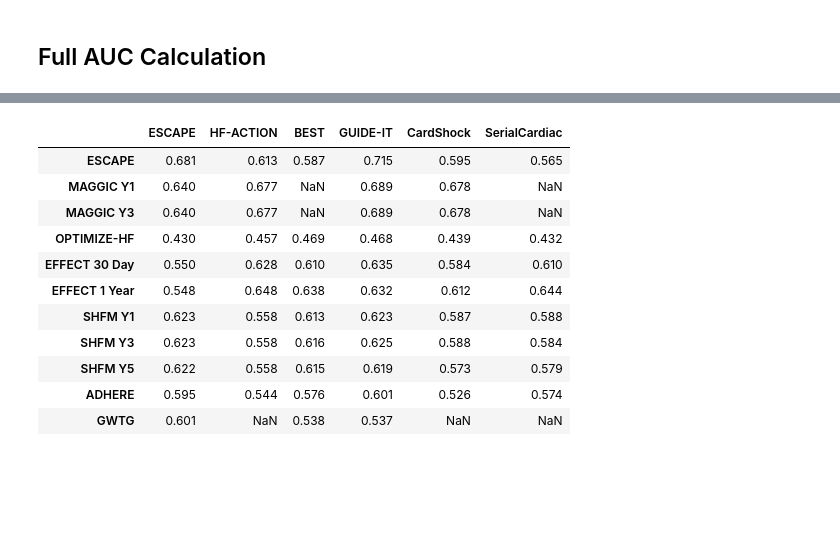
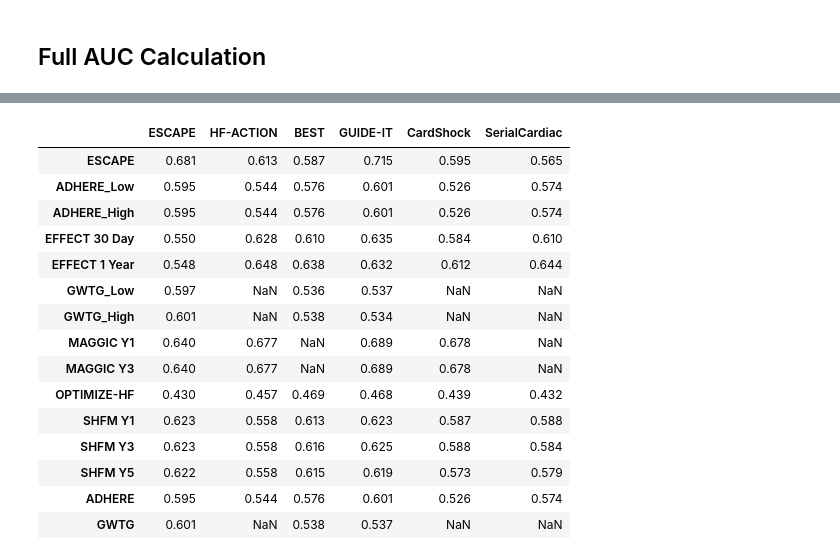
Before and after one commit to jozieLamp/CARNA, a Jupyter notebook: Risk Score Comparison/Compute Risk Score AUCs.ipynb, the cells around one changed output, grey strips where cells are left out. Cells and saved outputs as stored; diff of their text form; code cells hidden in the pictures; blank space fills up the shorter version.

```diff
--- a/Risk Score Comparison/Compute Risk Score AUCs.ipynb
+++ b/Risk Score Comparison/Compute Risk Score AUCs.ipynb
@@ -377,6 +383,18 @@ def calc_pvalue(aucs, sigma):
     z = np.abs(np.diff(aucs)) / np.sqrt(np.dot(np.dot(l, sigma), l.T))
     return np.log10(2) + scipy.stats.norm.logsf(z, loc=0, scale=1) / np.log(10)
 
+def calc_pvalueV2(aucs, sigma):
+    """Computes p-values.
+    Args:
+       aucs: 1D array of AUCs
+       sigma: AUC DeLong covariances
+    Returns:
+       pvalue
+    """
+    l = np.array([[1, -1]])
+    z = np.abs(np.diff(aucs)) / np.sqrt(np.dot(np.dot(l, sigma), l.T))
+#     print("Z is", z)
+    return 2 * (1-scipy.stats.norm.cdf(z, loc=0, scale=1))
 
 def compute_ground_truth_statistics(ground_truth):
     assert np.array_equal(np.unique(ground_truth), [0, 1])
@@ -412,7 +430,7 @@ def delong_roc_test(ground_truth, predictions_one, predictions_two):
     order, label_1_count = compute_ground_truth_statistics(ground_truth)
     predictions_sorted_transposed = np.vstack((predictions_one, predictions_two))[:, order]
     aucs, delongcov = fastDeLong(predictions_sorted_transposed, label_1_count)
-    pvals = calc_pvalue(aucs, delongcov)
+    pvals = calc_pvalueV2(aucs, delongcov)
     return aucs, delongcov, pvals
 # %% [markdown]
 ## Pvalue Hypothesis Testing for Invasive Hemo
@@ -422,8 +440,8 @@ datasets = ['ESCAPE', 'CardShock', 'SerialCardiac']
 carnaScores = [escapeHemoScores, cardShockHemoScores, serialHemoScores]
 labels = [escapeLabels, cardShockLabels, serialLabels]
 index = ['DEIDNUM', 'ID', 'ID']
-scoreList = ['MAGGIC Y1', 'MAGGIC Y3', 'OPTIMIZE-HF', 'EFFECT 30 Day', 'EFFECT 1 Year',
-             'SHFM Y1', 'SHFM Y3', 'SHFM Y5','ADHERE_Low', 'ADHERE_High', 'GWTG_Low', 'GWTG_High']
+scoreList = ['ADHERE_Low', 'ADHERE_High', 'EFFECT 30 Day','EFFECT 1 Year','GWTG_Low', 'GWTG_High',
+             'MAGGIC Y1', 'MAGGIC Y3', 'OPTIMIZE-HF', 'SHFM Y1', 'SHFM Y3', 'SHFM Y5']
 
 pLst = []
 
@@ -462,8 +480,8 @@ for i in range(len(datasets)):
     pLst.append(lst)
 
 
-cols = ['ESCAPE', 'MAGGIC Y1', 'MAGGIC Y3', 'OPTIMIZE-HF', 'EFFECT 30 Day', 'EFFECT 1 Year',
-        'SHFM Y1', 'SHFM Y3', 'SHFM Y5','ADHERE_Low', 'ADHERE_High', 'GWTG_Low', 'GWTG_High']
+cols = ['ESCAPE', 'ADHERE_Low', 'ADHERE_High', 'EFFECT 30 Day','EFFECT 1 Year','GWTG_Low', 'GWTG_High',
+             'MAGGIC Y1', 'MAGGIC Y3', 'OPTIMIZE-HF', 'SHFM Y1', 'SHFM Y3', 'SHFM Y5']
 
 df = pd.DataFrame(pLst, columns=cols, index=datasets)
 df = df.round(3)
@@ -492,8 +510,8 @@ datasets = ['ESCAPE','HF-ACTION', 'BEST', 'GUIDE-IT']
 labels = [escapeLabels, hfactionLabels, bestLabels, guideLabels]
 index = ['DEIDNUM', 'ID', 'ID', 'ID']
 carnaScores = [escapeAllScores, hfactionAllScores, bestAllScores, guideAllScores]
-scoreList = ['MAGGIC Y1', 'MAGGIC Y3', 'OPTIMIZE-HF', 'EFFECT 30 Day', 'EFFECT 1 Year',
-             'SHFM Y1', 'SHFM Y3', 'SHFM Y5','ADHERE_Low', 'ADHERE_High', 'GWTG_Low', 'GWTG_High']
+scoreList = ['ADHERE_Low', 'ADHERE_High', 'EFFECT 30 Day','EFFECT 1 Year','GWTG_Low', 'GWTG_High',
+             'MAGGIC Y1', 'MAGGIC Y3', 'OPTIMIZE-HF', 'SHFM Y1', 'SHFM Y3', 'SHFM Y5']
 
 pLst = []
 for i in range(len(datasets)):
@@ -531,8 +549,8 @@ for i in range(len(datasets)):
 
 
 
-cols = ['ESCAPE', 'MAGGIC Y1', 'MAGGIC Y3', 'OPTIMIZE-HF', 'EFFECT 30 Day', 'EFFECT 1 Year',
-        'SHFM Y1', 'SHFM Y3', 'SHFM Y5','ADHERE_Low', 'ADHERE_High', 'GWTG_Low', 'GWTG_High']
+cols = ['ESCAPE', 'ADHERE_Low', 'ADHERE_High', 'EFFECT 30 Day','EFFECT 1 Year','GWTG_Low', 'GWTG_High',
+             'MAGGIC Y1', 'MAGGIC Y3', 'OPTIMIZE-HF', 'SHFM Y1', 'SHFM Y3', 'SHFM Y5']
 
 df = pd.DataFrame(pLst, columns=cols, index=datasets)
 df = df.round(3)
@@ -560,9 +578,8 @@ datasets = ['ESCAPE','HF-ACTION', 'BEST', 'GUIDE-IT', 'CardShock', 'SerialCardia
 labels = [escapeLabels, hfactionLabels, bestLabels, guideLabels, cardShockLabels, serialLabels]
 index = ['DEIDNUM', 'ID', 'ID', 'ID','ID','ID']
 
-scoreList = ['ADHERE_Low', 'ADHERE_High', 'GWTG_Low', 'GWTG_High',
-           'MAGGIC Y1', 'MAGGIC Y3', 'OPTIMIZE-HF', 'EFFECT 30 Day',
-           'EFFECT 1 Year', 'SHFM Y1', 'SHFM Y3', 'SHFM Y5']
+scoreList = ['ADHERE_Low', 'ADHERE_High', 'EFFECT 30 Day','EFFECT 1 Year','GWTG_Low', 'GWTG_High',
+             'MAGGIC Y1', 'MAGGIC Y3', 'OPTIMIZE-HF', 'SHFM Y1', 'SHFM Y3', 'SHFM Y5']
 
 prec = []
 roc = []
@@ -586,9 +603,8 @@ for i in range(len(datasets)):
 
 
 
-cols = ['ESCAPE', 'ADHERE_Low', 'ADHERE_High', 'GWTG_Low', 'GWTG_High',
-           'MAGGIC Y1', 'MAGGIC Y3', 'OPTIMIZE-HF', 'EFFECT 30 Day',
-           'EFFECT 1 Year', 'SHFM Y1', 'SHFM Y3', 'SHFM Y5']
+cols = ['ESCAPE', 'ADHERE_Low', 'ADHERE_High', 'EFFECT 30 Day','EFFECT 1 Year','GWTG_Low', 'GWTG_High',
+             'MAGGIC Y1', 'MAGGIC Y3', 'OPTIMIZE-HF', 'SHFM Y1', 'SHFM Y3', 'SHFM Y5']
 
 precDF = pd.DataFrame(prec, columns=cols, index=datasets)
 rocDF = pd.DataFrame(roc, columns=cols, index=datasets)
@@ -614,37 +630,41 @@ precDF
 # %%
 def simplifyDFAUC(aucDF):
-    df = aucDF[['ESCAPE', 'MAGGIC Y1', 'MAGGIC Y3', 'OPTIMIZE-HF', 'EFFECT 30 Day',
-       'EFFECT 1 Year', 'SHFM Y1', 'SHFM Y3', 'SHFM Y5']]
+    df = aucDF[['ESCAPE', 'ADHERE_Low', 'ADHERE_High', 'EFFECT 30 Day','EFFECT 1 Year','GWTG_Low', 'GWTG_High',
+             'MAGGIC Y1', 'MAGGIC Y3', 'OPTIMIZE-HF', 'SHFM Y1', 'SHFM Y3', 'SHFM Y5']]
     adhere = []
     gwtg = []
     for i in aucDF.index:
         low = aucDF.loc[i]['ADHERE_Low']
         high = aucDF.loc[i]['ADHERE_High']
         adhere.append(max(low, high))
 
         low = aucDF.loc[i]['GWTG_Low']
         high = aucDF.loc[i]['GWTG_High']
         gwtg.append(max(low, high))
 
     df['ADHERE'] = adhere
     df['GWTG'] = gwtg
 
     df = df.transpose()
     df = df.round(3)
 
     return df
 
 
 aucFinal = simplifyDFAUC(rocDF)
 aucFinal
 # %% [output]
 |  | ESCAPE | HF-ACTION | BEST | GUIDE-IT | CardShock | SerialCardiac |
 | ESCAPE | 0.681 | 0.613 | 0.587 | 0.715 | 0.595 | 0.565 |
+| ADHERE_Low | 0.595 | 0.544 | 0.576 | 0.601 | 0.526 | 0.574 |
+| ADHERE_High | 0.595 | 0.544 | 0.576 | 0.601 | 0.526 | 0.574 |
+| EFFECT 30 Day | 0.550 | 0.628 | 0.610 | 0.635 | 0.584 | 0.610 |
+| EFFECT 1 Year | 0.548 | 0.648 | 0.638 | 0.632 | 0.612 | 0.644 |
+| GWTG_Low | 0.597 | NaN | 0.536 | 0.537 | NaN | NaN |
+| GWTG_High | 0.601 | NaN | 0.538 | 0.534 | NaN | NaN |
 | MAGGIC Y1 | 0.640 | 0.677 | NaN | 0.689 | 0.678 | NaN |
 | MAGGIC Y3 | 0.640 | 0.677 | NaN | 0.689 | 0.678 | NaN |
 | OPTIMIZE-HF | 0.430 | 0.457 | 0.469 | 0.468 | 0.439 | 0.432 |
-| EFFECT 30 Day | 0.550 | 0.628 | 0.610 | 0.635 | 0.584 | 0.610 |
-| EFFECT 1 Year | 0.548 | 0.648 | 0.638 | 0.632 | 0.612 | 0.644 |
 | SHFM Y1 | 0.623 | 0.558 | 0.613 | 0.623 | 0.587 | 0.588 |
 | SHFM Y3 | 0.623 | 0.558 | 0.616 | 0.625 | 0.588 | 0.584 |
 | SHFM Y5 | 0.622 | 0.558 | 0.615 | 0.619 | 0.573 | 0.579 |
```
Also changed, not shown: parts of 6 cells of this notebook, 1 other file.
